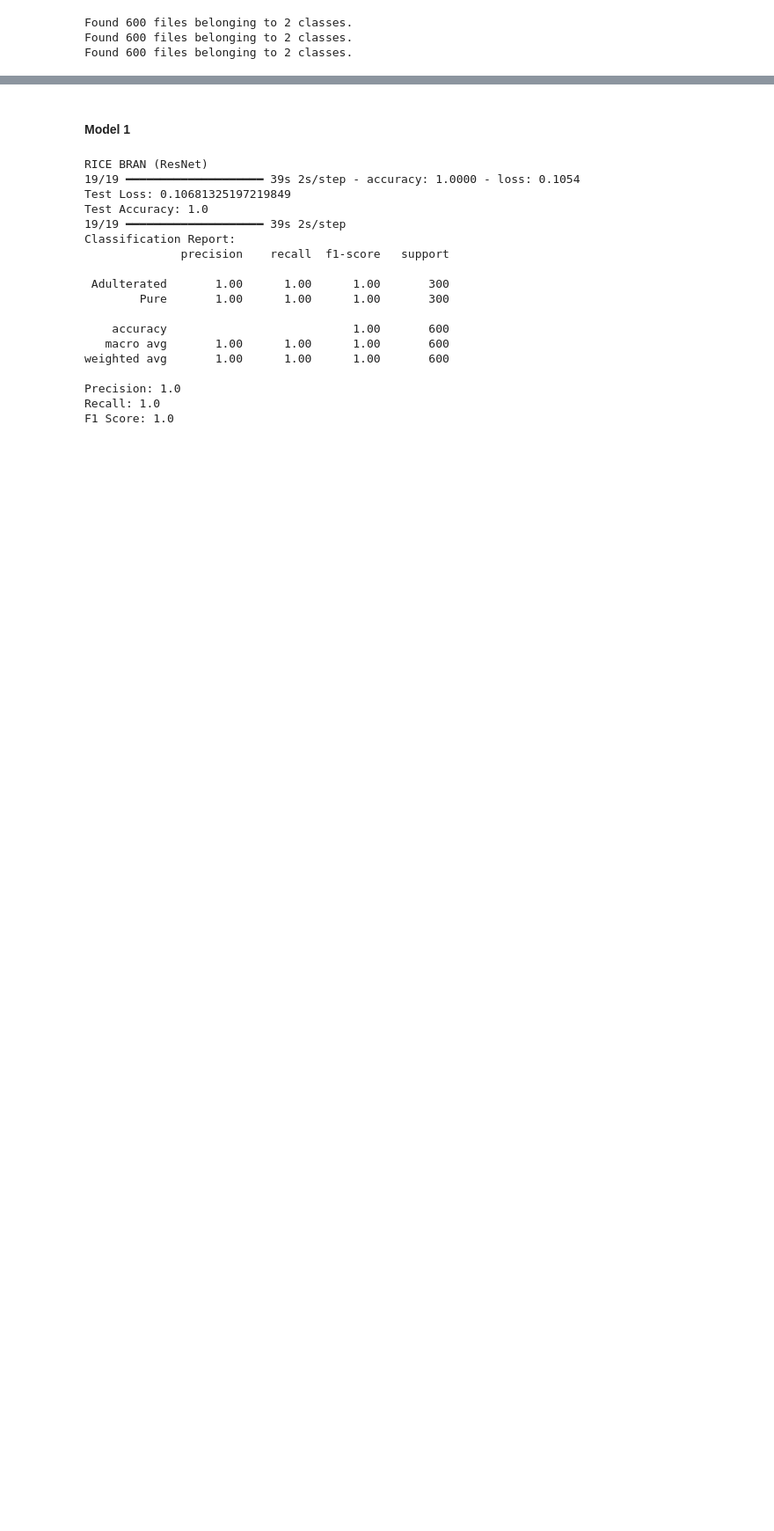
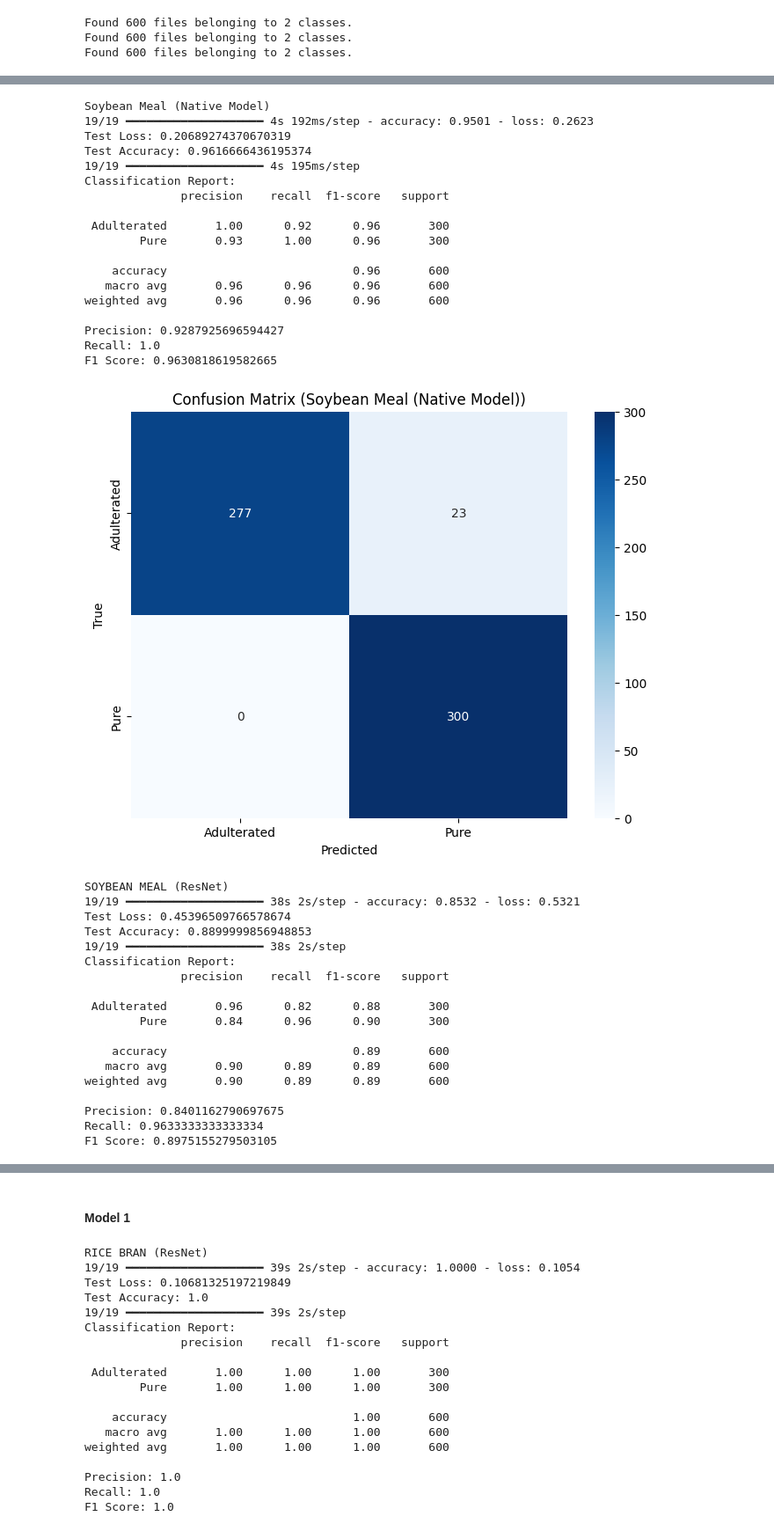
Before and after one commit to buggernut04/Thesis_Project_Feed_Classification, a Jupyter notebook: test_saved_models.ipynb, the cells around one changed output, grey strips where cells are left out. Shown at 88% size. Drawn from its saved outputs; the diff is of its cells as text; code cells hidden in the pictures; blank space fills up the shorter version.

```diff
--- a/test_saved_models.ipynb
+++ b/test_saved_models.ipynb
@@ -140,0 +209,47 @@ WARNING:absl:Compiled the loaded model, but the compiled metrics have yet to be
+# %%
+print('Soybean Meal (Native Model)')
+evaluate_model(native_sbm_model_3, test_dir_sbm, 'Soybean Meal (Native Model)')
+
+print('SOYBEAN MEAL (ResNet)')
+evaluate_model(resnet_sbm_model_2, test_dir_sbm, 'Soybean Meal (ResNet)')
+
+print('SOYBEAN MEAL (VGGNet)')
+evaluate_model(vggnet_sbm_model_4, test_dir_sbm, 'Soybean Meal (VGGNet)')
+# %% [output]
+Soybean Meal (Native Model)
+19/19 ━━━━━━━━━━━━━━━━━━━━ 4s 192ms/step - accuracy: 0.9501 - loss: 0.2623
+Test Loss: 0.20689274370670319
+Test Accuracy: 0.9616666436195374
+19/19 ━━━━━━━━━━━━━━━━━━━━ 4s 195ms/step
+Classification Report:
+              precision    recall  f1-score   support
+
+ Adulterated       1.00      0.92      0.96       300
+        Pure       0.93      1.00      0.96       300
+
+    accuracy                           0.96       600
+   macro avg       0.96      0.96      0.96       600
+weighted avg       0.96      0.96      0.96       600
+
+Precision: 0.9287925696594427
+Recall: 1.0
+F1 Score: 0.9630818619582665
+[figure, added]
+SOYBEAN MEAL (ResNet)
+19/19 ━━━━━━━━━━━━━━━━━━━━ 38s 2s/step - accuracy: 0.8532 - loss: 0.5321
+Test Loss: 0.45396509766578674
+Test Accuracy: 0.8899999856948853
+19/19 ━━━━━━━━━━━━━━━━━━━━ 38s 2s/step
+Classification Report:
+              precision    recall  f1-score   support
+
+ Adulterated       0.96      0.82      0.88       300
+        Pure       0.84      0.96      0.90       300
+
+    accuracy                           0.89       600
+   macro avg       0.90      0.89      0.89       600
+weighted avg       0.90      0.89      0.89       600
+
+Precision: 0.8401162790697675
+Recall: 0.9633333333333334
+F1 Score: 0.8975155279503105
```
Also changed, not shown: parts of 5 cells of this notebook, 6 other files.
